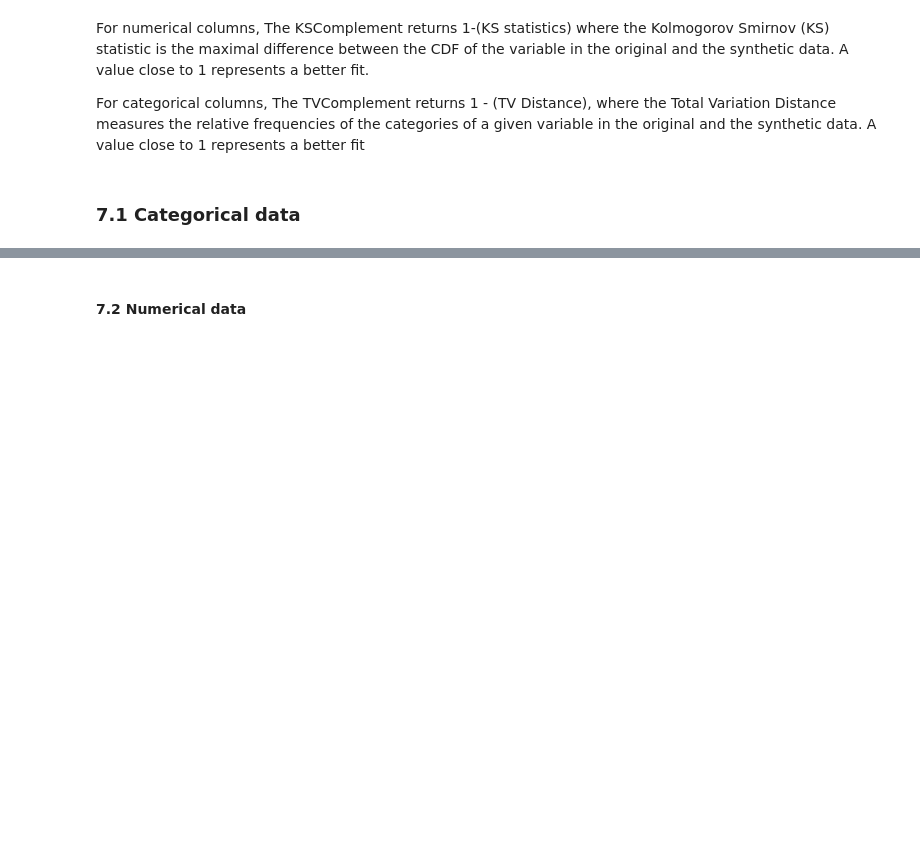
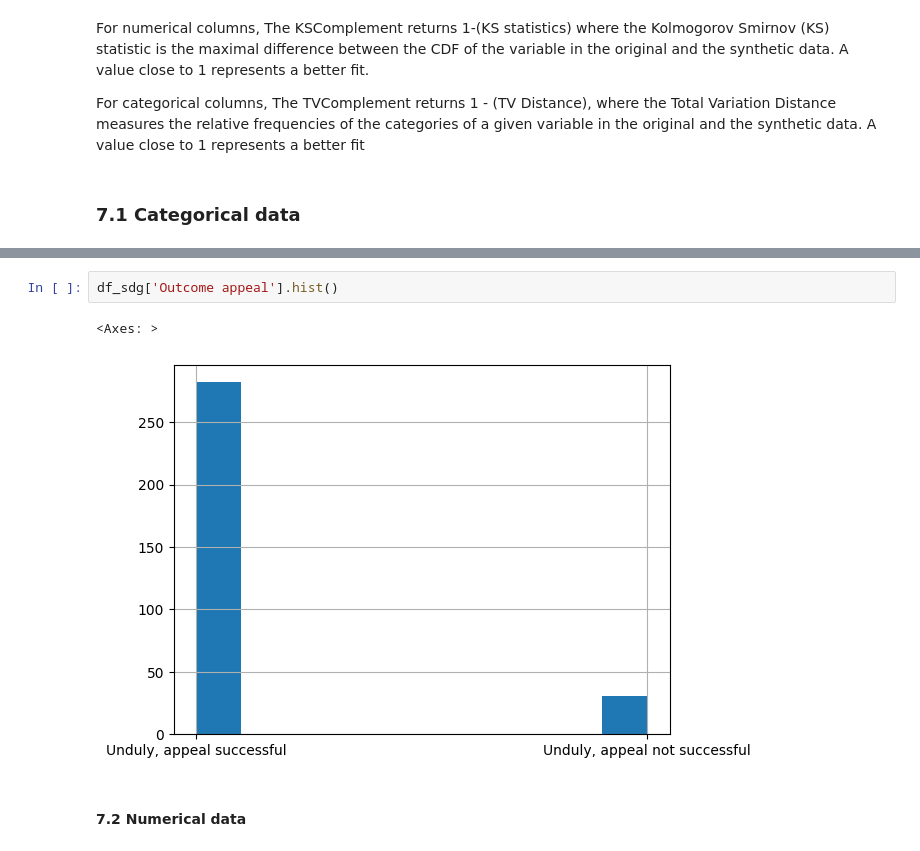
Before and after one commit to NGO-Algorithm-Audit/synthetic-data-generation, a Jupyter notebook: DUO/GC_Table1.ipynb, the cells around one changed output, grey strips where cells are left out. Drawn from its saved outputs; the diff is of its cells as text; blank space fills up the shorter version.

```diff
--- a/DUO/GC_Table1.ipynb
+++ b/DUO/GC_Table1.ipynb
@@ -427,3 +458,8 @@ for col in categorical_columns:
+# %%
+df_sdg['Outcome appeal'].hist()
+# %% [output]
+<Axes: >
+[figure, added]
 # %% [markdown]
 #### 7.2 Numerical data
 # %%
```
Also changed, not shown: parts of 6 cells of this notebook, 2 other files.
